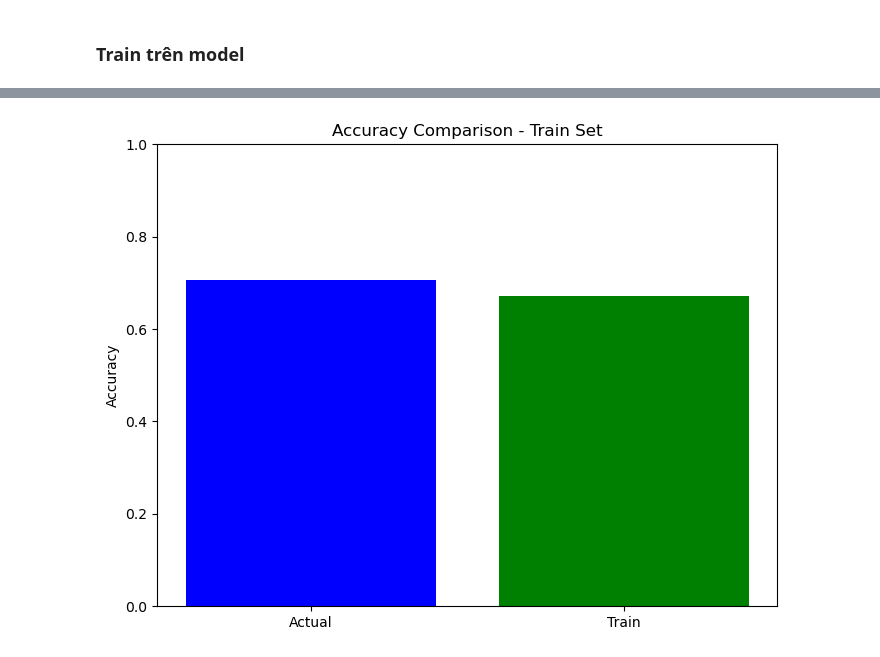
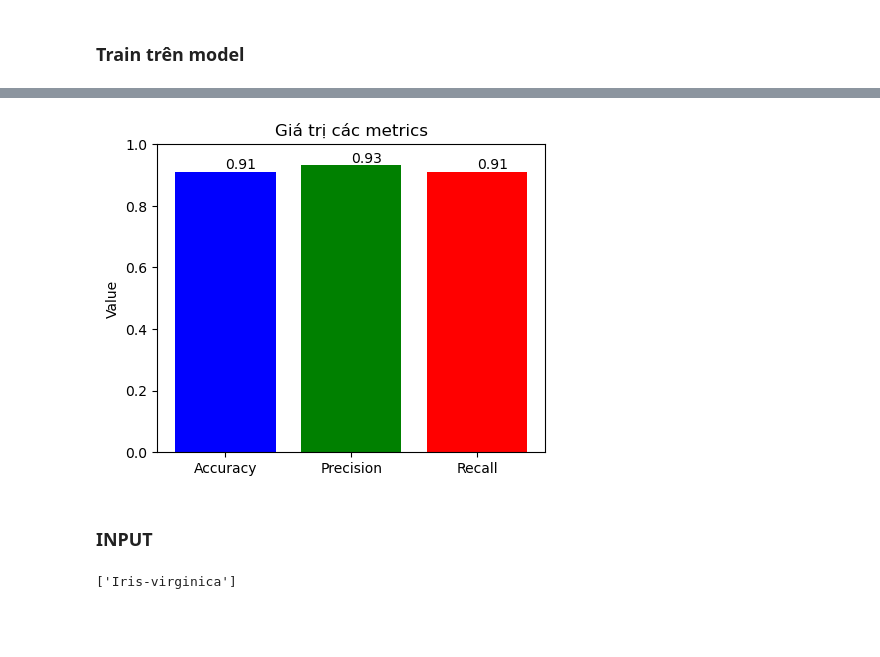
Before and after one commit to AhnMaph/Do-An-Cuoi-Ky, a Jupyter notebook: Random Forest/Random_Forest.ipynb, the cells around one changed output, grey strips where cells are left out. Drawn from its saved outputs; the diff is of its cells as text; code cells hidden in the pictures; blank space fills up the shorter version.

```diff
--- a/Random Forest/Random_Forest.ipynb
+++ b/Random Forest/Random_Forest.ipynb
@@ -209,15 +204,32 @@ plt.show()
-# %%
-
-# Tính giá trị trung bình của các mảng
-mean_test_accuracy_actual = np.mean(dcScores['test_accuracy'])
-mean_test_accuracy_predicted = np.mean(dcScores_train['test_accuracy'])
-
-# Vẽ biểu đồ so sánh
-plt.figure(figsize=(8, 6))
-plt.bar(["Actual", "Train"], [mean_test_accuracy_actual, mean_test_accuracy_predicted], color=['blue', 'green'])
-plt.ylim(0, 1)  # Đặt giới hạn trục y từ 0 đến 1
-plt.ylabel("Accuracy")
-plt.title("Accuracy Comparison - Train Set")
-plt.show()
-# %% [output]
-[figure, removed]
+# %%
+Mean_Accuracy= np.mean(dcScores['test_accuracy'])
+Mean_Precision = np.mean(dcScores['test_precision'])
+Mean_Recall = np.mean(dcScores['test_recall'])
+# Vẽ biểu đồ so sánh
+plt.figure(figsize=(5, 4))
+bars = plt.bar(["Accuracy", "Precision","Recall"], [Mean_Accuracy, Mean_Precision,Mean_Recall], color=['blue', 'green','red'])
+for bar in bars:
+    y_val = bar.get_height()
+    plt.text(bar.get_x() + bar.get_width()/2.0, y_val, f'{y_val:.2f}', va='bottom')
+plt.ylim(0,1)
+plt.ylabel("Value")
+plt.title("Giá trị các metrics")
+plt.show()
+# %% [output]
+[figure, added]
+# %% [markdown]
+### **INPUT**
+# %%
+
+sepal_length = float(input("Sepal Length: "))
+sepal_width = float(input("Sepal Width: "))
+petal_length = float(input("Petal Length: "))
+petal_width = float(input("Petal Width: "))
+
+# Tạo data point mới
+new_data_point = np.array([[sepal_length, sepal_width, petal_length, petal_width]])
+# Đưa ra dự đoán cho data point mới
+prediction = rdf.predict(new_data_point)
+print(label.inverse_transform(prediction))
+# %% [output]
+['Iris-virginica']
```
Also changed, not shown: parts of 9 cells of this notebook, 1 other file.
